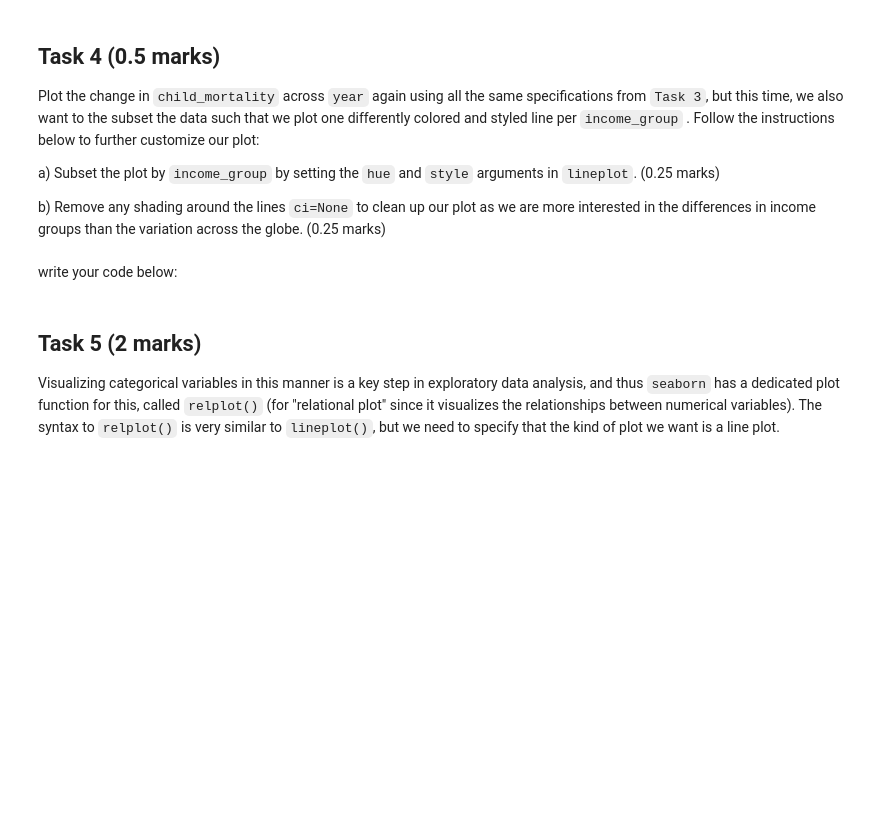
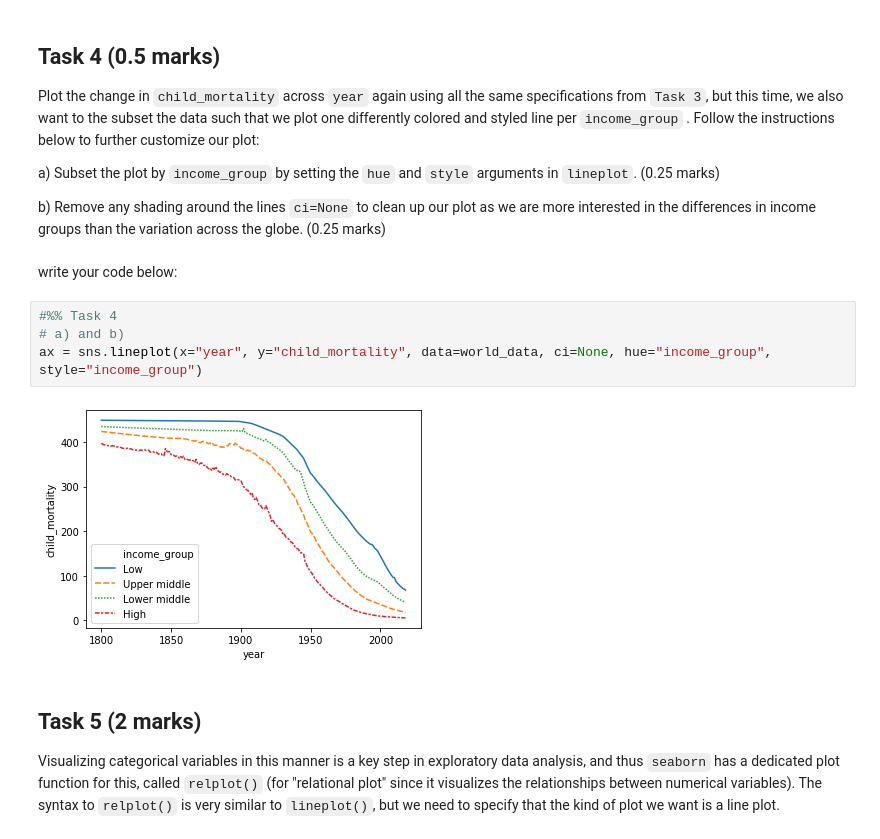
Before and after one commit to constructor-s/BME1478_Assignments, a Jupyter notebook: a07/last-first-assignment7.ipynb, the cells around one changed output. Drawn from its saved outputs; the diff is of its cells as text; blank space fills up the shorter version.

```diff
--- a/a07/last-first-assignment7.ipynb
+++ b/a07/last-first-assignment7.ipynb
@@ -134,6 +167,12 @@ a) Subset the plot by `income_group` by setting the `hue` and `style` arguments
 b) Remove any shading around the lines `ci=None` to clean up our plot as we are more interested in the differences in income groups than the variation across the globe. (0.25 marks)
 # %% [markdown]
 write your code below:
+# %%
+#%% Task 4
+# a) and b)
+ax = sns.lineplot(x="year", y="child_mortality", data=world_data, ci=None, hue="income_group", style="income_group")
+# %% [output]
+[figure, added]
 # %% [markdown]
 ## Task 5 (2 marks)
 
```
Also changed, not shown: parts of 7 cells of this notebook.
